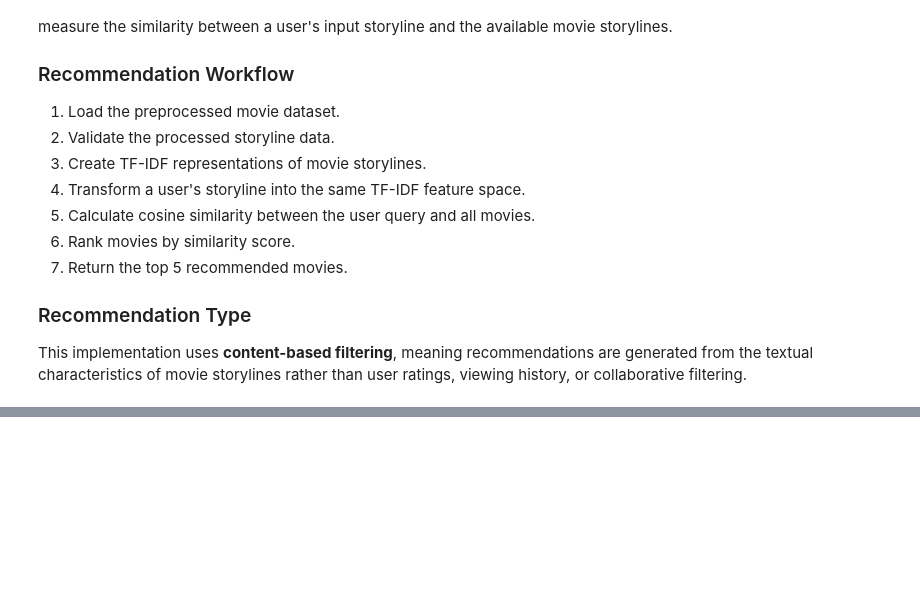
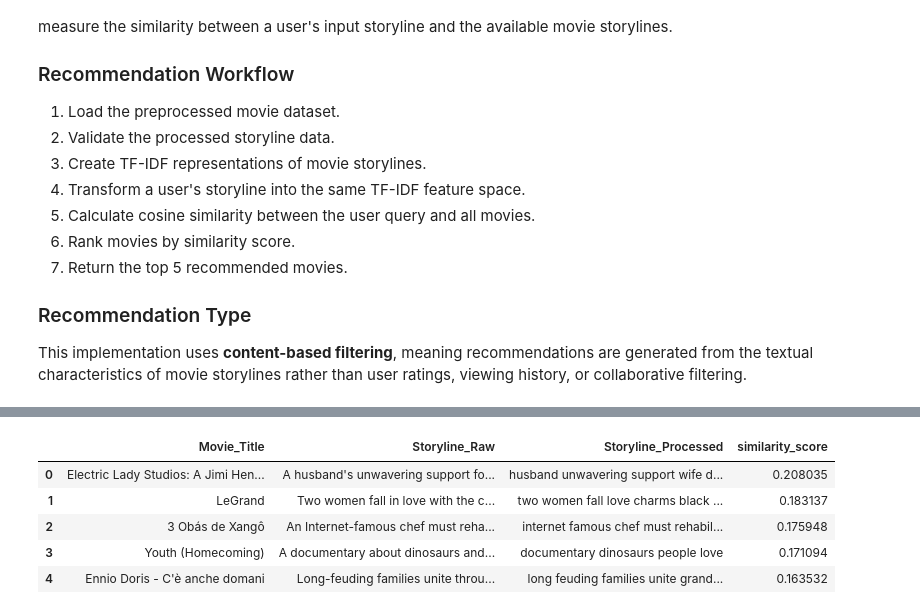
Before and after one commit to SICE-Logs/IMDb_Movie_Recommendation_System, a Jupyter notebook: notebooks/3_Recommender_System.ipynb, the cells around one changed output, grey strips where cells are left out. Saved outputs shown, nothing was run; the diff lists cells and outputs as text; code cells hidden in the pictures; blank space fills up the shorter version.

```diff
--- a/notebooks/3_Recommender_System.ipynb
+++ b/notebooks/3_Recommender_System.ipynb
@@ -57,0 +280,14 @@ ImportError: cannot import name 'PROCESSED_DATA_PATH' from 'src.config' (d:\Proj
+# %%
+romance_query = """
+Two people unexpectedly fall in love while dealing with family,
+career, and difficult personal choices.
+"""
+
+recommend_movies(romance_query, top_n=5)
+# %% [output]
+|  | Movie_Title | Storyline_Raw | Storyline_Processed | similarity_score |
+| 0 | Electric Lady Studios: A Jimi Hen... | A husband's unwavering support fo... | husband unwavering support wife d... | 0.208035 |
+| 1 | LeGrand | Two women fall in love with the c... | two women fall love charms black ... | 0.183137 |
+| 2 | 3 Obás de Xangô | An Internet-famous chef must reha... | internet famous chef must rehabil... | 0.175948 |
+| 3 | Youth (Homecoming) | A documentary about dinosaurs and... | documentary dinosaurs people love | 0.171094 |
+| 4 | Ennio Doris - C'è anche domani | Long-feuding families unite throu... | long feuding families unite grand... | 0.163532 |
```
Also changed, not shown: parts of 34 cells of this notebook, 1 other file.
